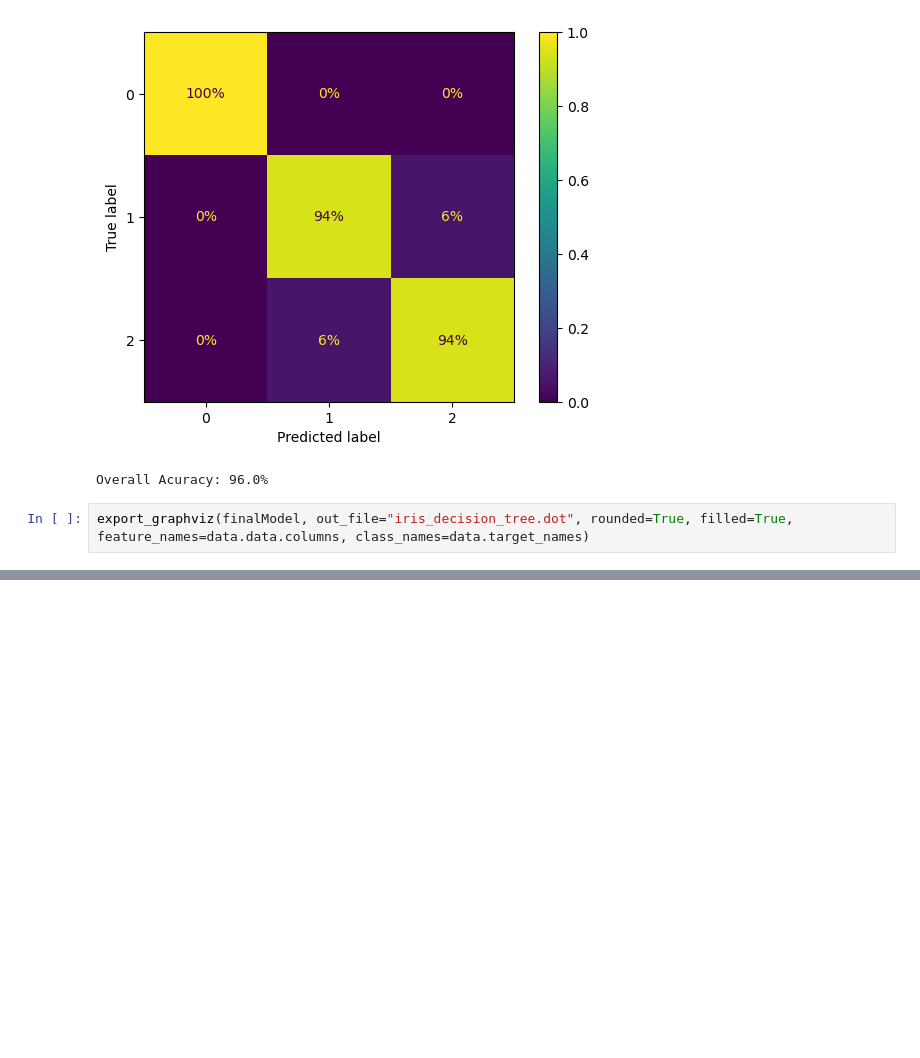
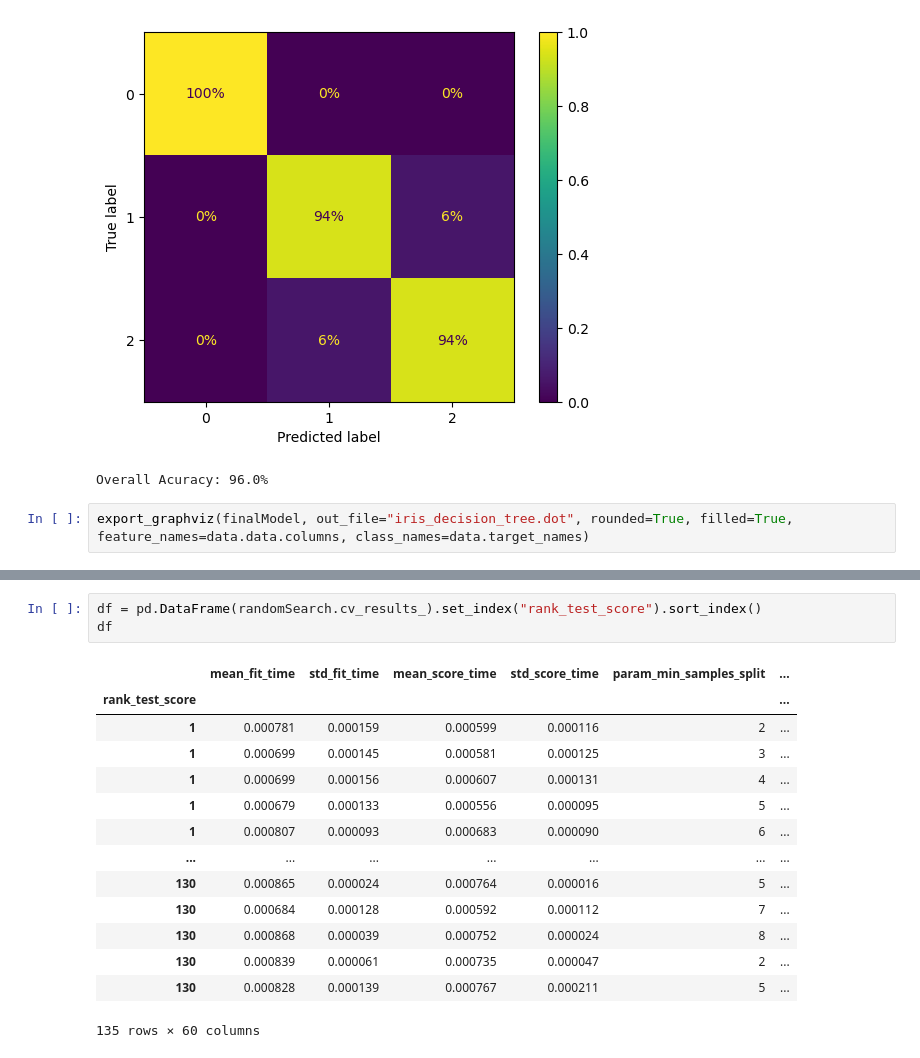
Before and after one commit to m-mhe/ml_practice, a Jupyter notebook: dicision_tree/main.ipynb, the cells around one changed output, grey strips where cells are left out. Saved outputs shown, nothing was run; the diff lists cells and outputs as text; blank space fills up the shorter version.

```diff
--- a/dicision_tree/main.ipynb
+++ b/dicision_tree/main.ipynb
@@ -161,0 +228,18 @@ Source.from_file("iris_decision_tree.dot")
+# %%
+df = pd.DataFrame(randomSearch.cv_results_).set_index("rank_test_score").sort_index()
+df
+# %% [output]
+|  | mean_fit_time | std_fit_time | mean_score_time | std_score_time | param_min_samples_split | ... |
+| rank_test_score |  |  |  |  |  | ... |
+| 1 | 0.000781 | 0.000159 | 0.000599 | 0.000116 | 2 | ... |
+| 1 | 0.000699 | 0.000145 | 0.000581 | 0.000125 | 3 | ... |
+| 1 | 0.000699 | 0.000156 | 0.000607 | 0.000131 | 4 | ... |
+| 1 | 0.000679 | 0.000133 | 0.000556 | 0.000095 | 5 | ... |
+| 1 | 0.000807 | 0.000093 | 0.000683 | 0.000090 | 6 | ... |
+| ... | ... | ... | ... | ... | ... | ... |
+| 130 | 0.000865 | 0.000024 | 0.000764 | 0.000016 | 5 | ... |
+| 130 | 0.000684 | 0.000128 | 0.000592 | 0.000112 | 7 | ... |
+| 130 | 0.000868 | 0.000039 | 0.000752 | 0.000024 | 8 | ... |
+| 130 | 0.000839 | 0.000061 | 0.000735 | 0.000047 | 2 | ... |
+| 130 | 0.000828 | 0.000139 | 0.000767 | 0.000211 | 5 | ... |
+135 rows × 60 columns
```
Also changed, not shown: parts of 9 cells of this notebook, 2 other files.
